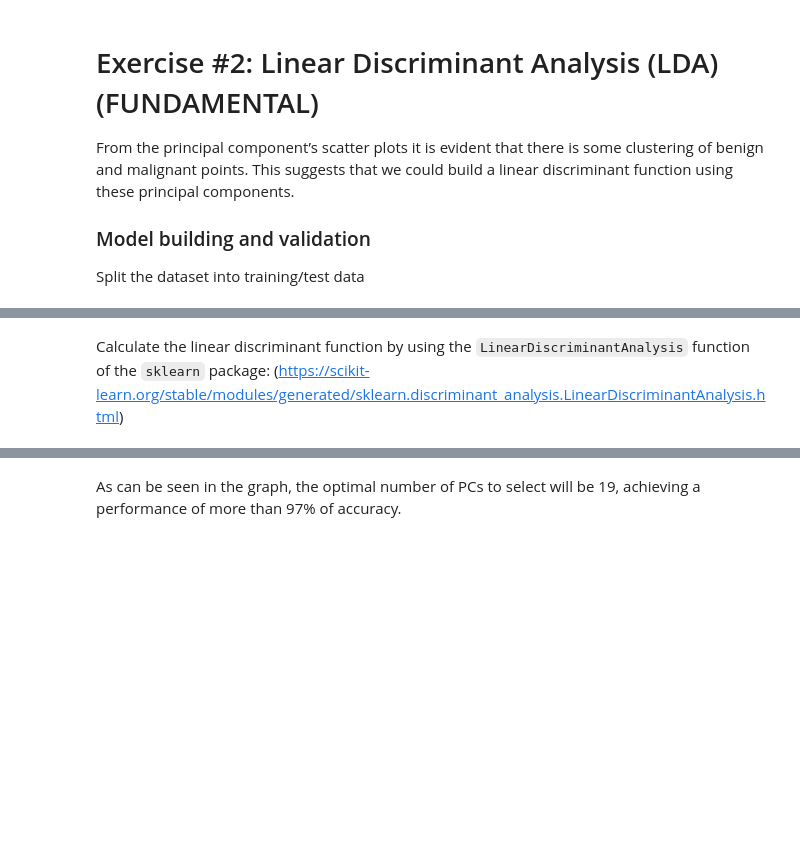
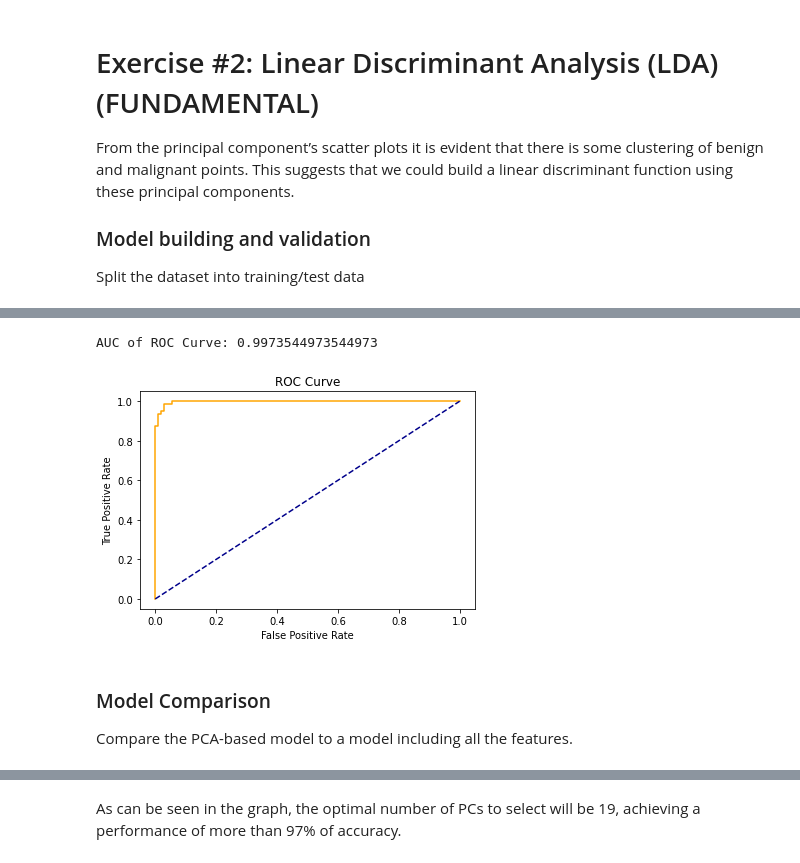
Before and after one commit to dianisley/machinelearningII, a Jupyter notebook: practice_proposal.ipynb, the cells around one changed output, grey strips where cells are left out. Saved outputs shown, nothing was run; the diff lists cells and outputs as text; code cells hidden in the pictures; blank space fills up the shorter version.

```diff
--- a/practice_proposal.ipynb
+++ b/practice_proposal.ipynb
@@ -265,0 +334,23 @@ y = df_clean.diagnosis
+# %%
+from sklearn.metrics import roc_curve
+from sklearn.metrics import roc_auc_score
+
+scores_LDA_comp = modelLDA_comp.predict_proba(X_test_comp)[:,1]
+fpr, tpr, thresholds = roc_curve(y_test_comp, scores_LDA_comp)
+
+roc_auc = roc_auc_score(y_test_comp, scores_LDA_comp)
+print("AUC of ROC Curve:", roc_auc)
+
+plt.plot(fpr, tpr,color='orange', label='ROC')
+plt.title("ROC Curve")
+plt.xlabel("False Positive Rate")
+plt.ylabel("True Positive Rate")
+plt.plot([0, 1], [0, 1], color='darkblue', linestyle='--')
+plt.show()
+# %% [output]
+AUC of ROC Curve: 0.9973544973544973
+[figure, added]
+# %% [markdown]
+### Model Comparison
+
+Compare the PCA-based model to a model including all the features.
@@ -268,5 +364,3 @@ y = df_clean.diagnosis
 
 X_train, X_test, y_train, y_test = train_test_split(
     X, y, test_size=0.30, random_state=42)
-# %% [markdown]
-Calculate the linear discriminant function by using the `LinearDiscriminantAnalysis` function of the `sklearn` package: (https://scikit-learn.org/stable/modules/generated/sklearn.discriminant_analysis.LinearDiscriminantAnalysis.html)
```
Also changed, not shown: parts of 27 cells of this notebook.
